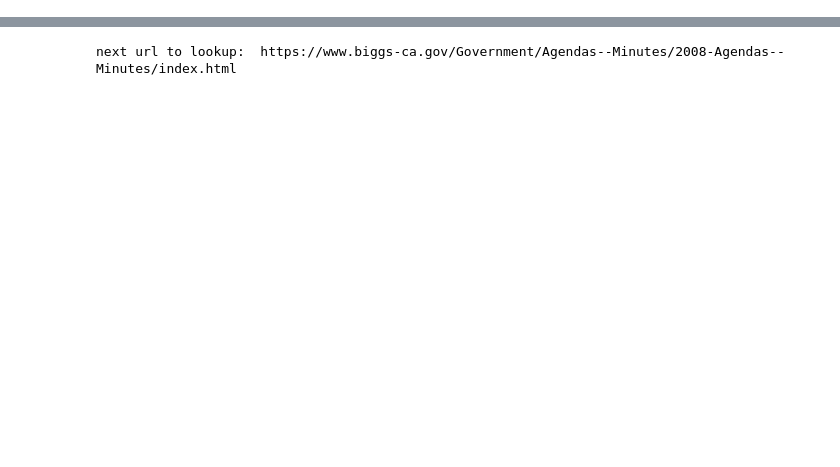
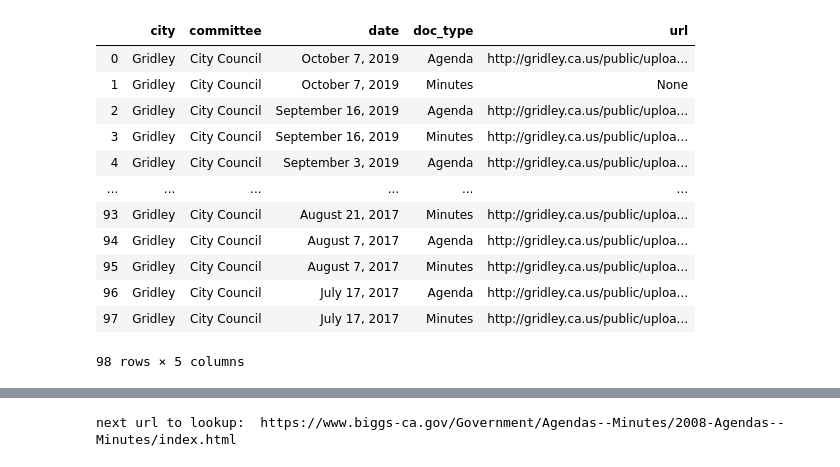
Before and after one commit to DiPierro/autolocal, a Jupyter notebook: notebooks/2019-10-09-scraping.ipynb, the cells around one changed output, grey strips where cells are left out. Saved outputs shown, nothing was run; the diff lists cells and outputs as text; code cells hidden in the pictures; blank space fills up the shorter version.

Commit message:
changed Gridley to longform

```diff
--- a/notebooks/2019-10-09-scraping.ipynb
+++ b/notebooks/2019-10-09-scraping.ipynb
@@ -33,7 +33,7 @@ class Scraper(object):
         self.update_files()
         pass
 
-    def update_files():
+    def update_files(self):
         pass
 
     def read_table_page(self):
@@ -47,30 +47,56 @@ class Scraper(object):
 # %%
 class GridleyScraper(Scraper):
 
     def parse_table_html(self):
         table_of_docs = self.table_html.body.find('table', attrs={'class': 'table-responsve'})
         table_headers = [x.text for x in table_of_docs.find_all('th')]
         table_rows = table_of_docs.tbody.find_all('tr')
         table_data = {h: [] for h in table_headers}
         for row in table_rows:
             elements = row.find_all('td')
             for i, h in enumerate(table_headers):
                 element = elements[i]
                 table_data[h].append(element)
         self.table_data = pd.DataFrame(table_data)
 
     def convert_table_data(self):
         def split_date_and_name(x):
             words = x.split(" ")
             return " ".join(words[:3]), " ".join(words[3:])
         def parse_table_row(df):
             date_and_name = df["Date"].text
             meeting_date, meeting_type = split_date_and_name(date_and_name)
             cancelled = "cancel" in meeting_type
             agenda_elem = df["Agenda"]
             minutes_elem = df["Minutes"]
-            return meeting_date, cancelled, self.build_url(agenda_elem), self.build_url(minutes_elem)
-        data = pd.DataFrame({"id": range(0, self.table_data.shape[0])})
-        data["Date"], data["Meeting cancelled?"], data["Agenda"], data["Minutes"] = zip(*self.table_data.apply(parse_table_row, axis=1))
-        data["Type"] = self.mtg_type
-        return data
+            doc_types = ["Agenda", "Minutes"]
+            return pd.DataFrame({
+                "city": "Gridley",
+                "committee": self.mtg_type,
+                "date": meeting_date,
+                "doc_type": doc_types,
+                'url': [self.build_url(df[x]) for x in doc_types]})
+#         print(self.table_data.apply(parse_table_row, axis=1))
+        new_df = pd.concat([parse_table_row(row) for idx, row in self.table_data.iterrows()], ignore_index = True)
+        return new_df
+
+gridley_cc_scraper = GridleyScraper(
+    site_url = "http://gridley.ca.us",
+    mtg_type = "City Council",
+    table_url = "http://gridley.ca.us/government-and-departments/city-council/")
+gridley_cc_scraper.run()
+gridley_cc_scraper.data
+# %% [output]
+|  | city | committee | date | doc_type | url |
+| 0 | Gridley | City Council | October 7, 2019 | Agenda | http://gridley.ca.us/public/uploa... |
+| 1 | Gridley | City Council | October 7, 2019 | Minutes | None |
+| 2 | Gridley | City Council | September 16, 2019 | Agenda | http://gridley.ca.us/public/uploa... |
+| 3 | Gridley | City Council | September 16, 2019 | Minutes | http://gridley.ca.us/public/uploa... |
+| 4 | Gridley | City Council | September 3, 2019 | Agenda | http://gridley.ca.us/public/uploa... |
+| ... | ... | ... | ... | ... | ... |
+| 93 | Gridley | City Council | August 21, 2017 | Minutes | http://gridley.ca.us/public/uploa... |
+| 94 | Gridley | City Council | August 7, 2017 | Agenda | http://gridley.ca.us/public/uploa... |
+| 95 | Gridley | City Council | August 7, 2017 | Minutes | http://gridley.ca.us/public/uploa... |
+| 96 | Gridley | City Council | July 17, 2017 | Agenda | http://gridley.ca.us/public/uploa... |
+| 97 | Gridley | City Council | July 17, 2017 | Minutes | http://gridley.ca.us/public/uploa... |
+98 rows × 5 columns
```
Also changed, not shown: parts of 2 cells of this notebook.
